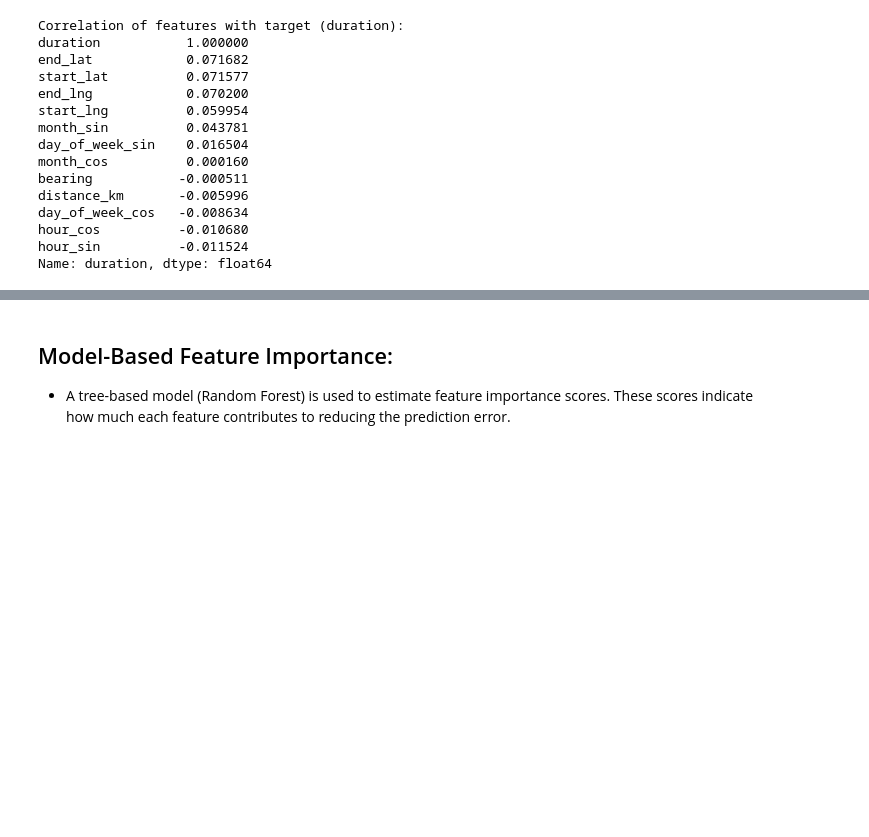
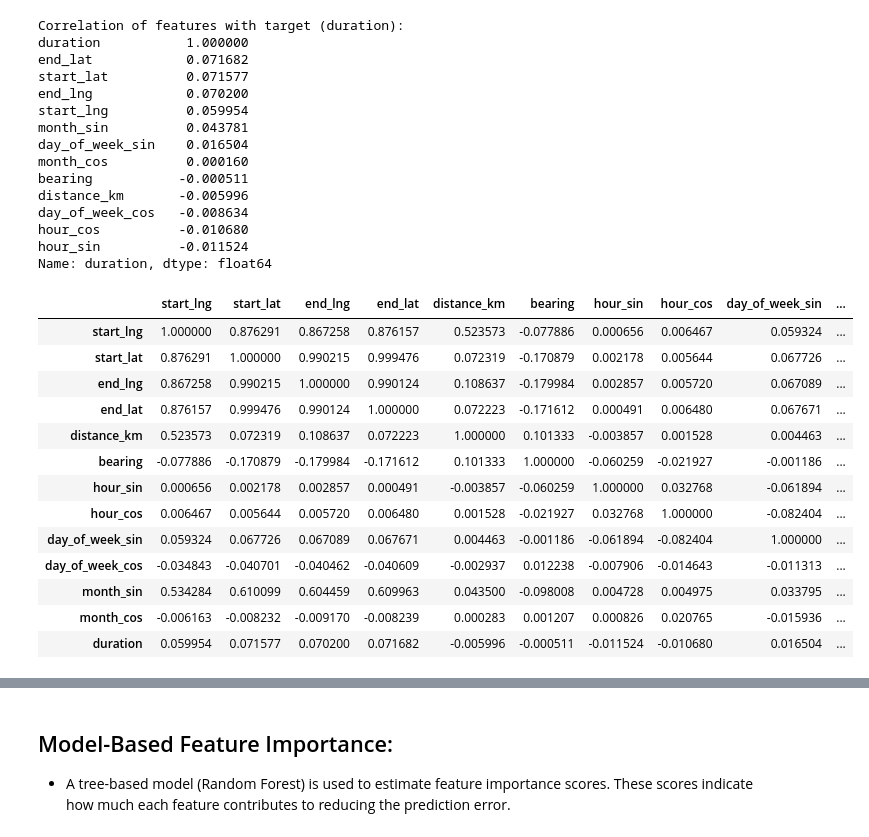
Before and after one commit to APeFerreira/TripDurationPredictor, a Jupyter notebook: solution.ipynb, the cells around one changed output, grey strips where cells are left out. Drawn from its saved outputs; the diff is of its cells as text; code cells hidden in the pictures; blank space fills up the shorter version.

```diff
--- a/solution.ipynb
+++ b/solution.ipynb
@@ -464,5 +468,22 @@ day_of_week_cos   -0.008634
 hour_cos          -0.010680
 hour_sin          -0.011524
 Name: duration, dtype: float64
+# %%
+corr_matrix
+# %% [output]
+|  | start_lng | start_lat | end_lng | end_lat | distance_km | bearing | hour_sin | hour_cos | day_of_week_sin | ... |
+| start_lng | 1.000000 | 0.876291 | 0.867258 | 0.876157 | 0.523573 | -0.077886 | 0.000656 | 0.006467 | 0.059324 | ... |
+| start_lat | 0.876291 | 1.000000 | 0.990215 | 0.999476 | 0.072319 | -0.170879 | 0.002178 | 0.005644 | 0.067726 | ... |
+| end_lng | 0.867258 | 0.990215 | 1.000000 | 0.990124 | 0.108637 | -0.179984 | 0.002857 | 0.005720 | 0.067089 | ... |
+| end_lat | 0.876157 | 0.999476 | 0.990124 | 1.000000 | 0.072223 | -0.171612 | 0.000491 | 0.006480 | 0.067671 | ... |
+| distance_km | 0.523573 | 0.072319 | 0.108637 | 0.072223 | 1.000000 | 0.101333 | -0.003857 | 0.001528 | 0.004463 | ... |
+| bearing | -0.077886 | -0.170879 | -0.179984 | -0.171612 | 0.101333 | 1.000000 | -0.060259 | -0.021927 | -0.001186 | ... |
+| hour_sin | 0.000656 | 0.002178 | 0.002857 | 0.000491 | -0.003857 | -0.060259 | 1.000000 | 0.032768 | -0.061894 | ... |
+| hour_cos | 0.006467 | 0.005644 | 0.005720 | 0.006480 | 0.001528 | -0.021927 | 0.032768 | 1.000000 | -0.082404 | ... |
+| day_of_week_sin | 0.059324 | 0.067726 | 0.067089 | 0.067671 | 0.004463 | -0.001186 | -0.061894 | -0.082404 | 1.000000 | ... |
+| day_of_week_cos | -0.034843 | -0.040701 | -0.040462 | -0.040609 | -0.002937 | 0.012238 | -0.007906 | -0.014643 | -0.011313 | ... |
+| month_sin | 0.534284 | 0.610099 | 0.604459 | 0.609963 | 0.043500 | -0.098008 | 0.004728 | 0.004975 | 0.033795 | ... |
+| month_cos | -0.006163 | -0.008232 | -0.009170 | -0.008239 | 0.000283 | 0.001207 | 0.000826 | 0.020765 | -0.015936 | ... |
+| duration | 0.059954 | 0.071577 | 0.070200 | 0.071682 | -0.005996 | -0.000511 | -0.011524 | -0.010680 | 0.016504 | ... |
 # %%
 plt.figure(figsize=(10, 8))
```
Also changed, not shown: parts of 21 cells of this notebook, 1 other file.
